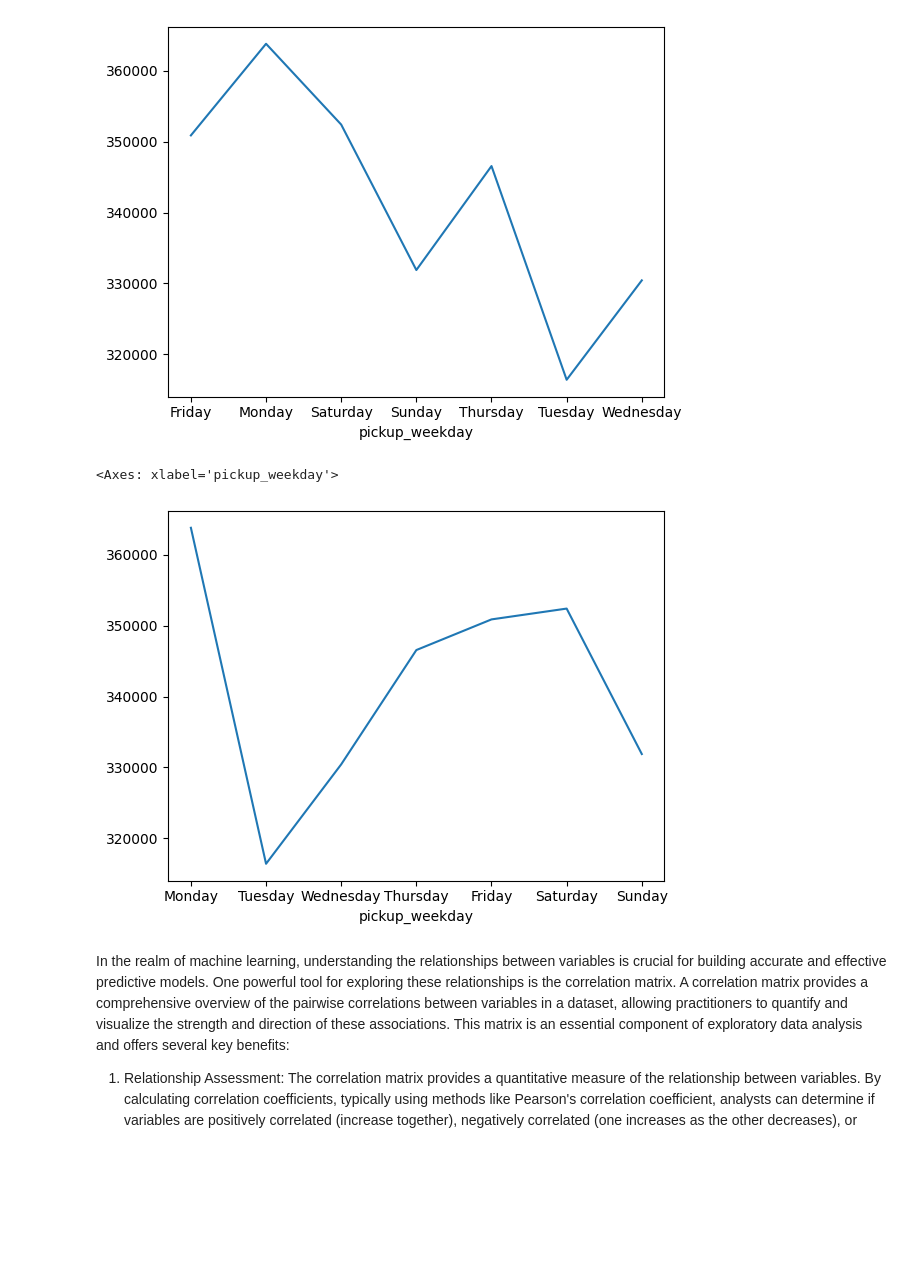
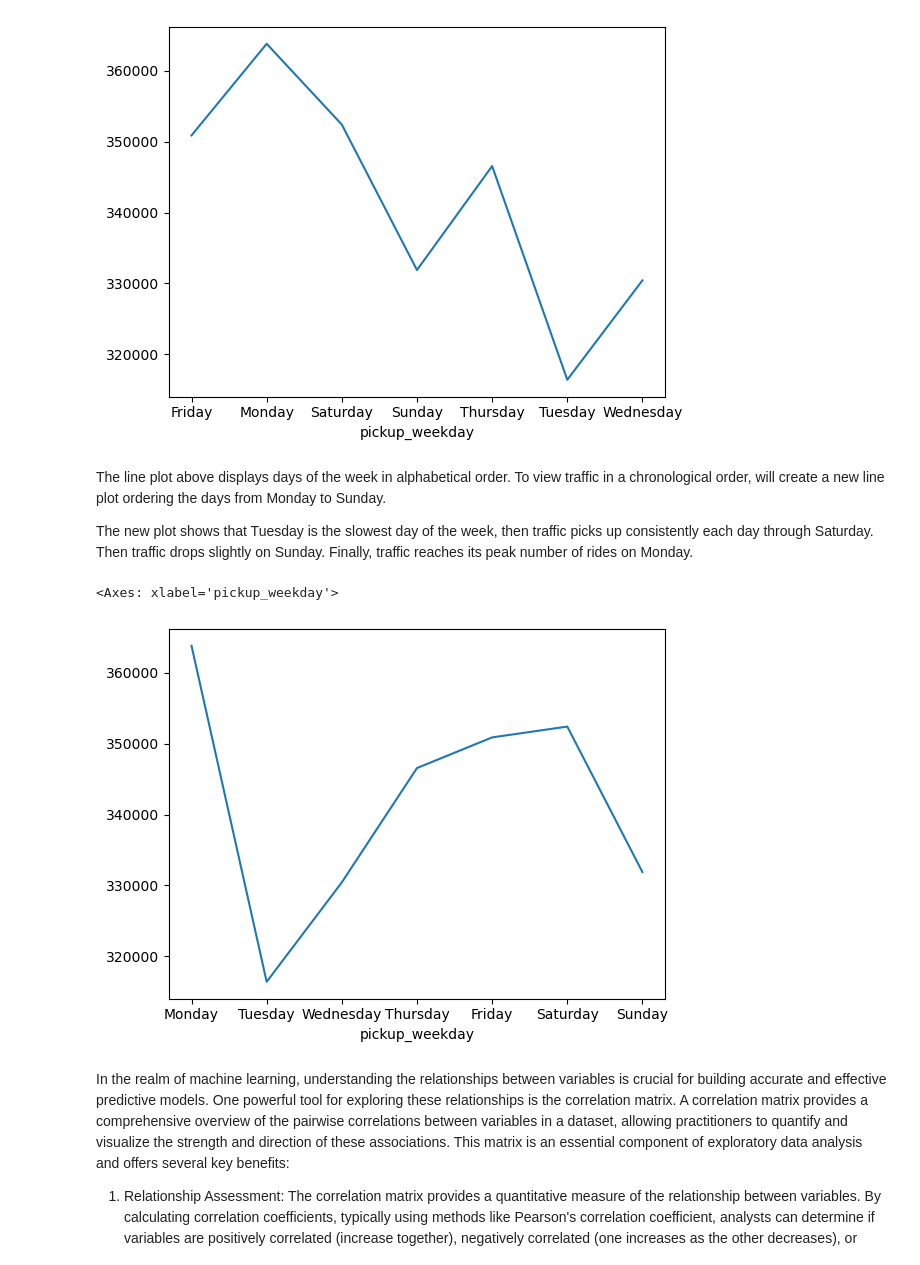
Before and after one commit to dmkimura/mec2-projects, a Jupyter notebook: 16.3.3_Student_MLE_MiniProject_EDA.ipynb, the cells around one changed output. Drawn from its saved outputs; the diff is of its cells as text; code cells hidden in the pictures; blank space fills up the shorter version.

```diff
--- a/16.3.3_Student_MLE_MiniProject_EDA.ipynb
+++ b/16.3.3_Student_MLE_MiniProject_EDA.ipynb
@@ -321,23 +341,24 @@ new_df.groupby('pickup_weekday').size().plot()
 # %% [output]
 <Axes: xlabel='pickup_weekday'>
 [figure]
+# %% [markdown]
+The line plot above displays days of the week in alphabetical order. To view traffic in a chronological order, will create a new line plot ordering the days from Monday to Sunday.
+
+The new plot shows that Tuesday is the slowest day of the week, then traffic picks up consistently each day through Saturday. Then traffic drops slightly on Sunday. Finally, traffic reaches its peak number of rides on Monday.
 # %%
-# line plot above displays days of week in alphabetical order
-# change order of weekdays to Monday through Sunday to see if number of trips changes as time passes throughout the week
-
 # clear previous plot information
 plt.clf()
 
 # create variable holding order to display days of the week in plot
 weekday_order = ["Monday", "Tuesday", "Wednesday", "Thursday", "Friday", "Saturday", "Sunday"]
 
 # Convert 'pickup_weekday' to a categorical variable with the specified order of days above
 new_df['pickup_weekday'] = pd.Categorical(
     new_df['pickup_weekday'], categories=weekday_order, ordered=True)
 
 # display number of pickups by day, ordered by weekday_order from above
-new_df.groupby('pickup_weekday', observed=False).size().sort_index().plot()
+new_df.groupby('pickup_weekday').size().sort_index().plot()
 # %% [output]
 <Axes: xlabel='pickup_weekday'>
-[figure, old version]
+[figure, new version]
 # %%
```
Also changed, not shown: parts of 14 cells of this notebook, 2 other files.
